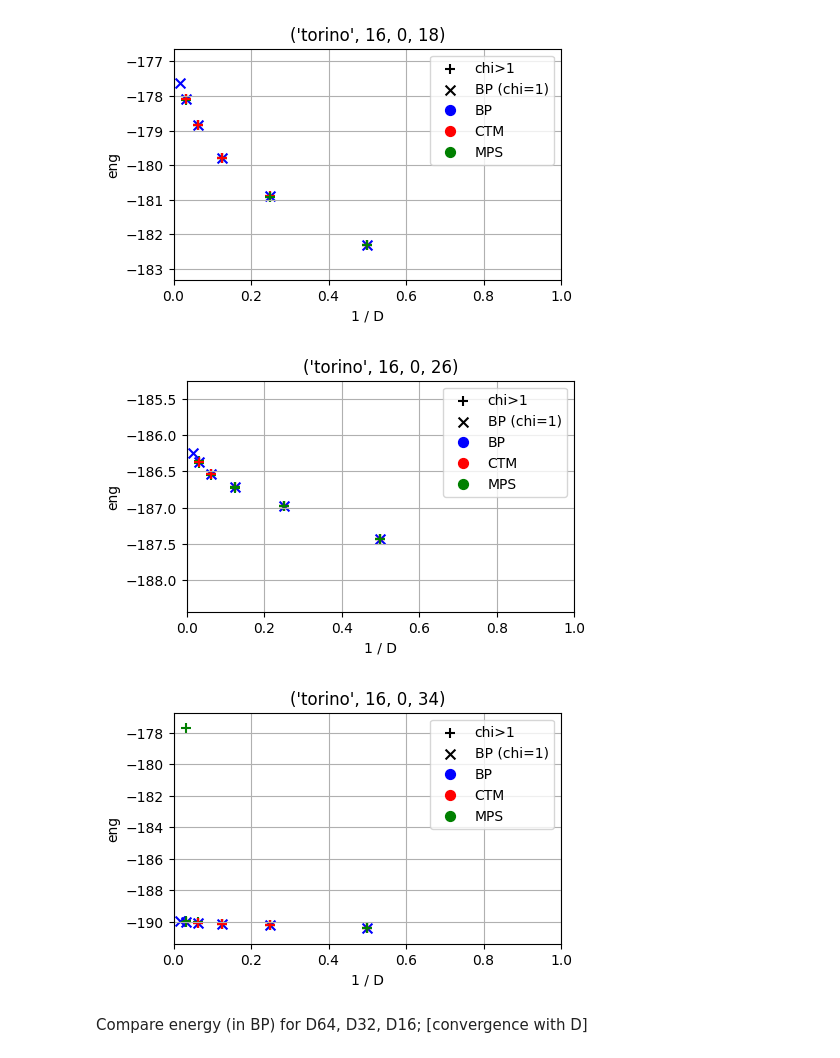
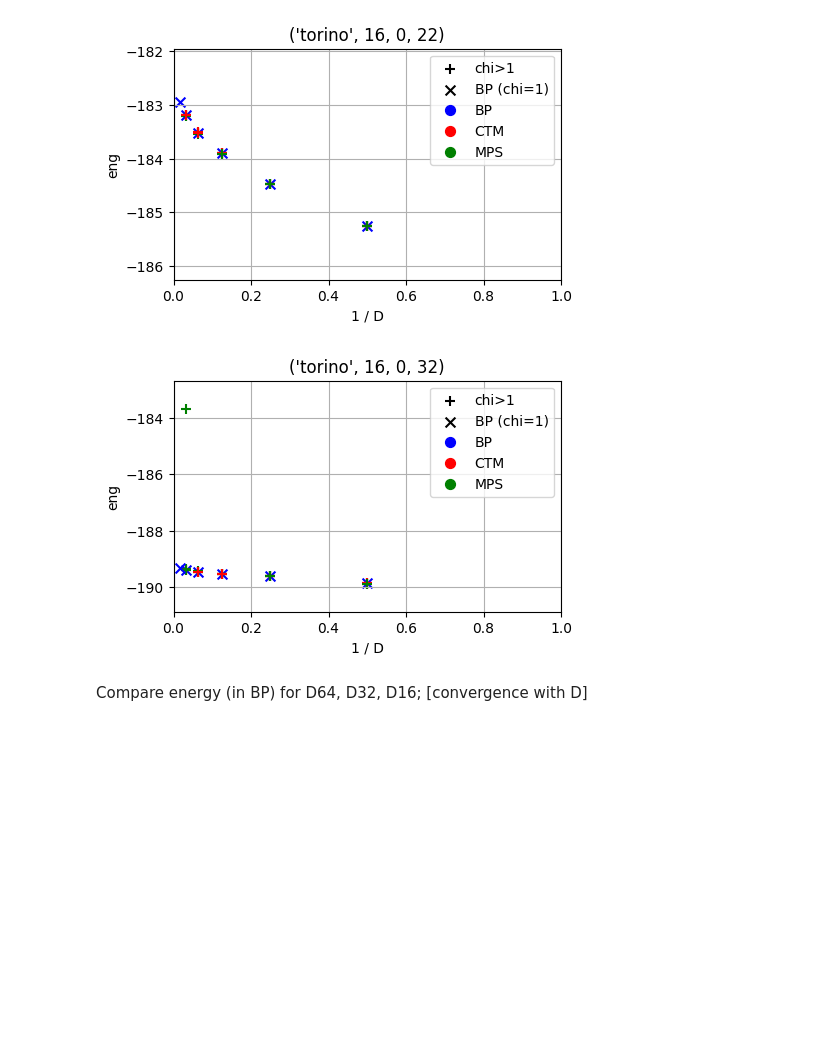
Before and after one commit to marekrams/hex, a Jupyter notebook: view_results.ipynb, the cells around one changed output. Cells and saved outputs as stored; diff of their text form; code cells hidden in the pictures; blank space fills up the shorter version.

```diff
--- a/view_results.ipynb
+++ b/view_results.ipynb
@@ -77,7 +65,7 @@ def plot_energy_lin(ind):
     # plt.legend()
 # plt.show()
 # %%
-for p in range(2, 37, 4):
+for p in range(2, 37, 10):
     plot_energy_lin(('fez', 16, 0, p))
 # %% [output]
 [figure]
@@ -92,5 +75,5 @@ for p in range(2, 37, 4):
 # %%
-for p in range(2, 37, 8):
+for p in range(2, 37, 10):
     plot_energy_lin(('torino', 16, 0, p))
 # %% [output]
 [figure]
@@ -98,6 +81,5 @@ for p in range(2, 37, 8):
-[figure, old version]
+[figure, new version]
-[figure, old version]
+[figure, new version]
-[figure, removed]
 # %%
 def plot_energy_diff(which, ang, les):
 
```
Also changed, not shown: parts of 10 cells of this notebook.
